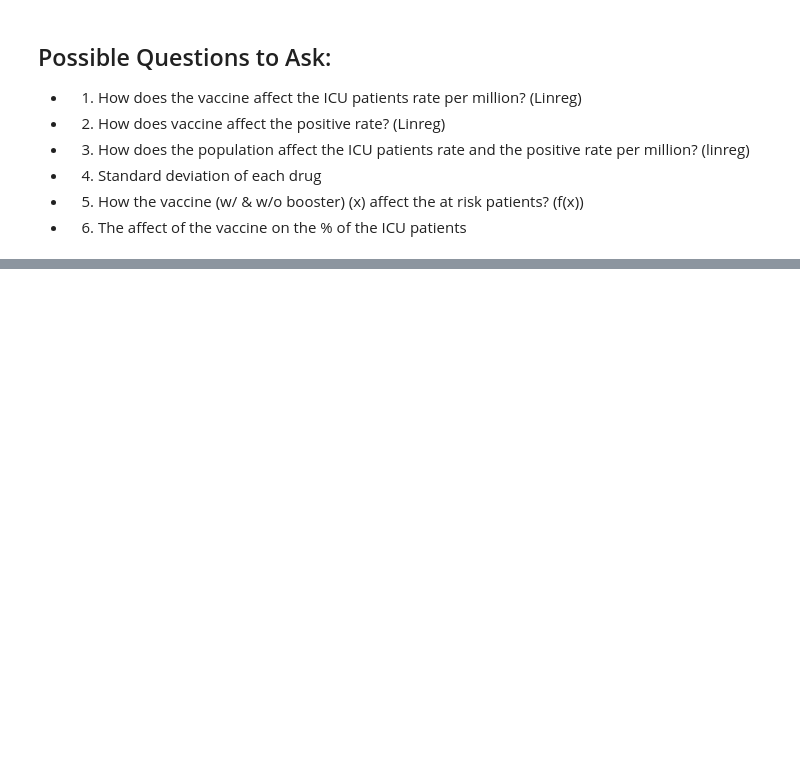
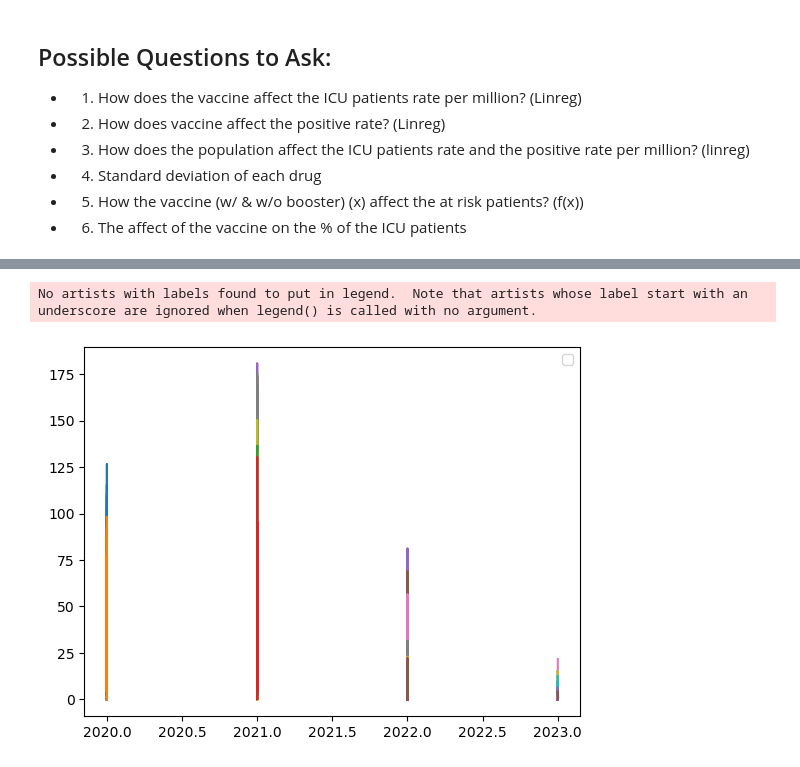
Before and after one commit to ss0ryan0/project1_group7, a Jupyter notebook: Code/project1_group7.ipynb, the cells around one changed output, grey strips where cells are left out. Saved outputs shown, nothing was run; the diff lists cells and outputs as text; code cells hidden in the pictures; blank space fills up the shorter version.

```diff
--- a/Code/project1_group7.ipynb
+++ b/Code/project1_group7.ipynb
@@ -259,0 +285,27 @@ icu_vax_df.head()
+# %%
+# graphing how effective each country is in reducing covid rates
+
+
+icu_vax = icu_location[["Month", "Year", "ICU Patients (per million)", "Median Age"]]
+icu_vax.fillna(0)
+icu_vax_group = icu_vax.groupby(["Year", "Month"])
+icu_vax_group
+
+# figure_icu_vax = icu_vax_group.plot(figsize=(10,6),
+#                                 xlabel="People Vaccinated (per million)",
+#                                 ylabel="ICU Patients (per million)")
+
+# plt.show()
+
+for name, group in icu_vax_group:
+    plt.plot(group[["Year"]], group["ICU Patients (per million)"])
+
+# figure_median_age = median_age_group.plot(figsize=(10,6),
+#                                 xlabel="People Vaccinated (per million)",
+#                                 ylabel="ICU Patients (per million)")
+
+plt.legend()
+plt.show()
+# %% [output]
+No artists with labels found to put in legend.  Note that artists whose label start with an underscore are ignored when legend() is called with no argument.
+[figure, added]
```
Also changed, not shown: parts of 15 cells of this notebook.
